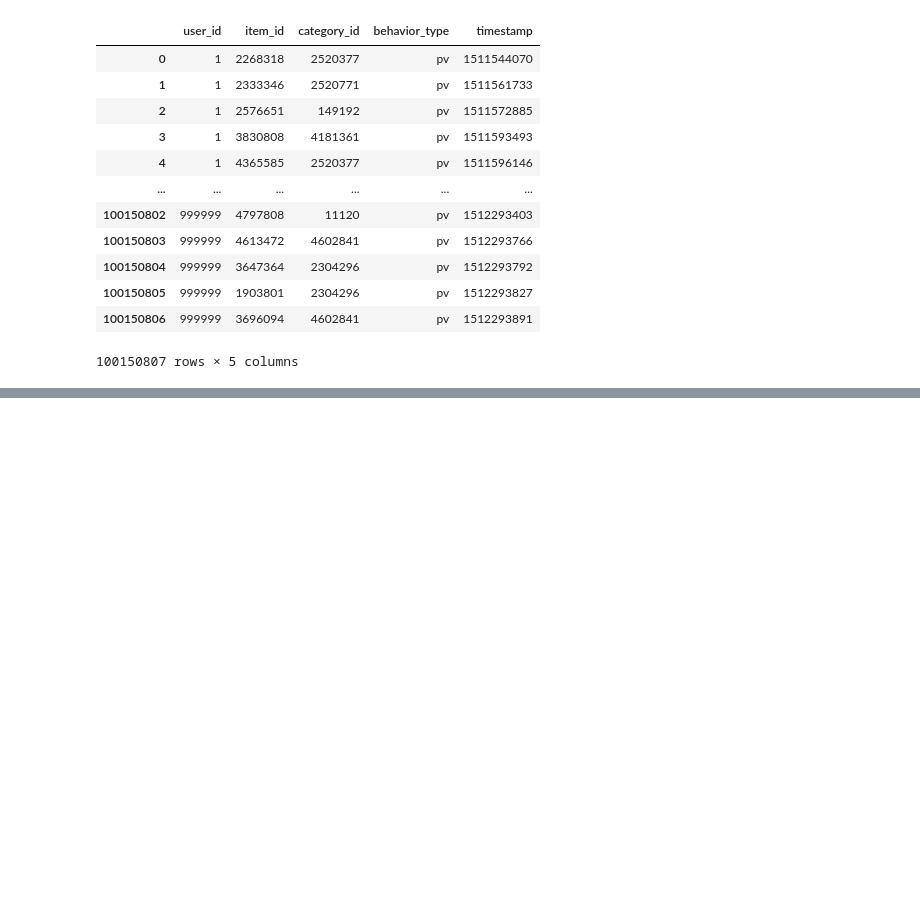
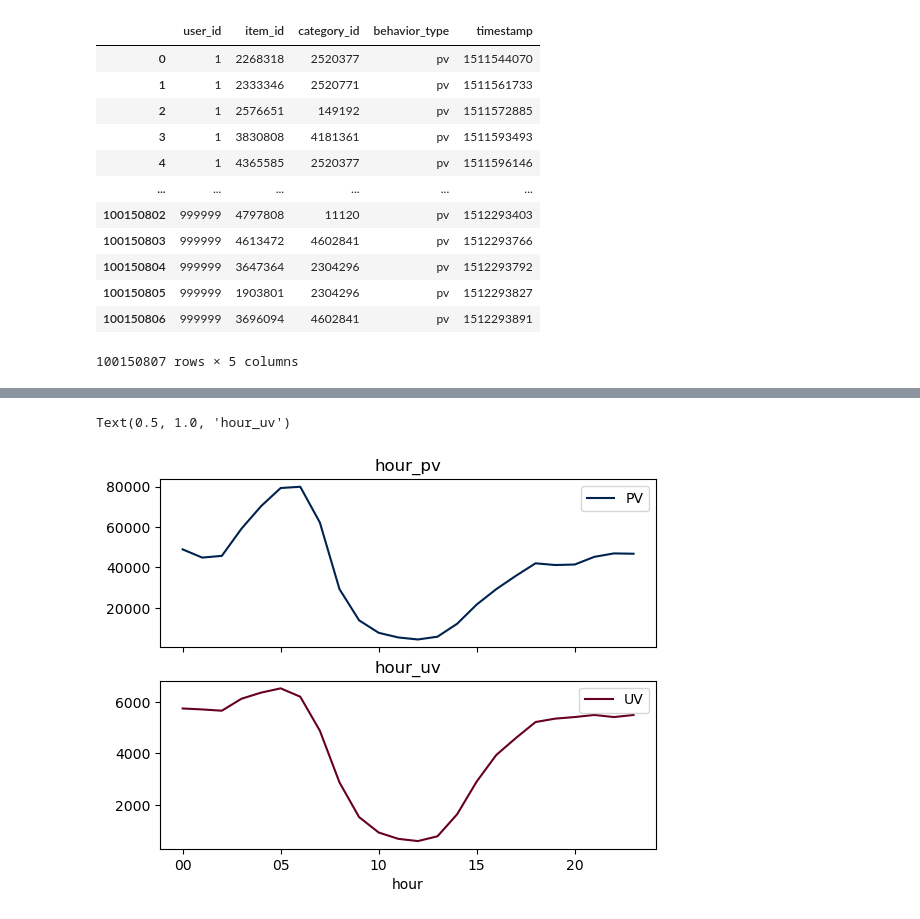
Before and after one commit to Coaster41/timeseries_datasets, a Jupyter notebook: taobao_timeseries.ipynb, the cells around one changed output, grey strips where cells are left out. Cells and saved outputs as stored; diff of their text form; code cells hidden in the pictures; blank space fills up the shorter version.

```diff
--- a/taobao_timeseries.ipynb
+++ b/taobao_timeseries.ipynb
@@ -73,0 +182,9 @@ plt.show()
+# %%
+hour_rate = duckdb.sql("""
+                            select strftime(to_timestamp(timestamp),'%H') AS hour,
+                            count(userid) AS PV,
+                            count(distinct userid) AS UV from new_user_info
+                            group by 1
+                            order by 1
+                            """).df()
+hour_rate
@@ -73,0 +209,12 @@ plt.show()
+# %%
+# 可视化
+fig, axes = plt.subplots(2,1,sharex=True)
+# pv_daily: pandas 对象
+# Matplotlib, Pandas , histplot:  柱状图
+hour_rate.plot(x='hour', y='PV', ax=axes[0], colormap='cividis')
+hour_rate.plot(x='hour', y='UV', ax=axes[1], colormap='RdGy')
+axes[0].set_title('hour_pv')
+axes[1].set_title('hour_uv')
+# %% [output]
+Text(0.5, 1.0, 'hour_uv')
+[figure, added]
```
Also changed, not shown: parts of 12 cells of this notebook.
